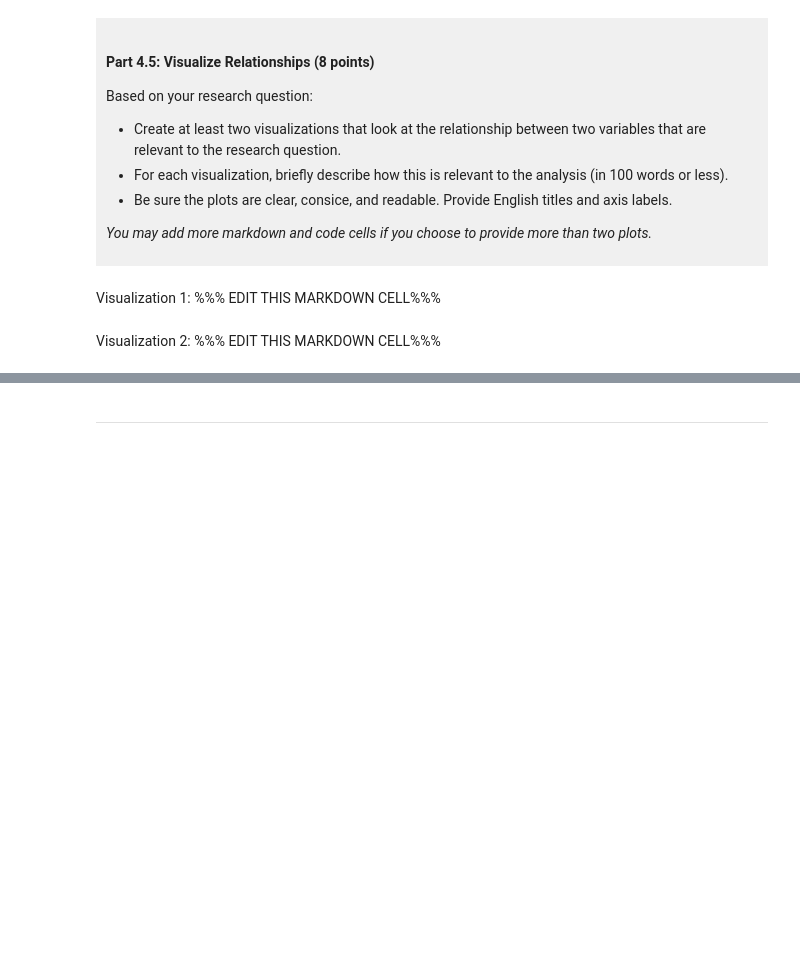
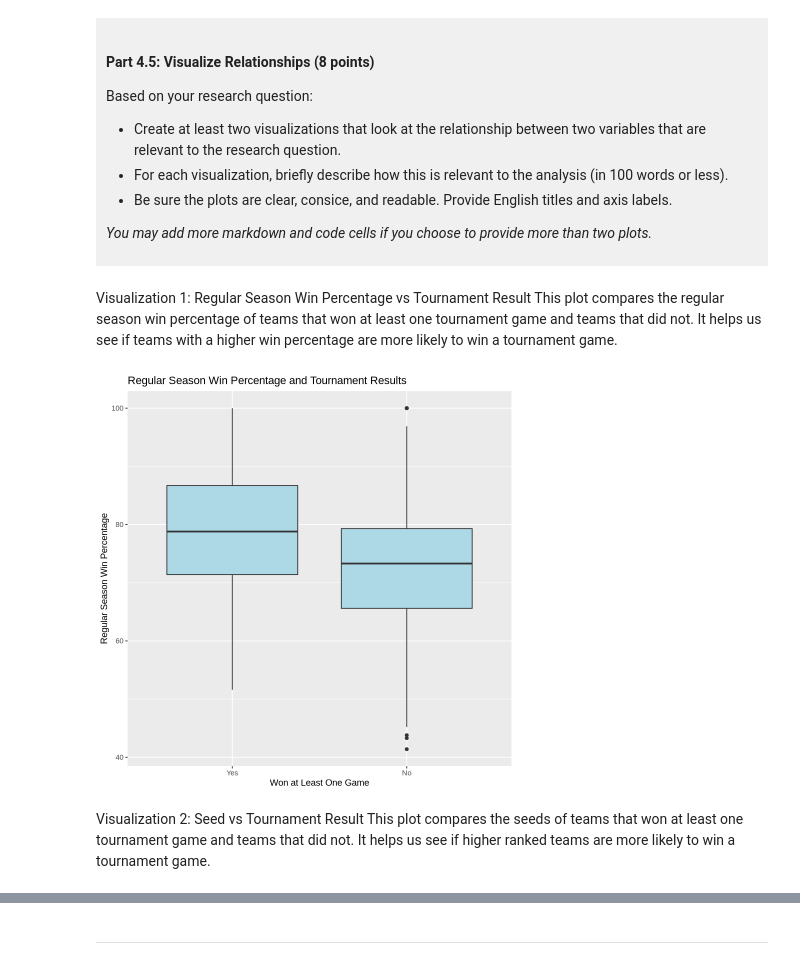
Before and after one commit to huangyanxileo-crypto/sci-100-project-yanxi-Huang, a Jupyter notebook: dsci-100-project-notebook.ipynb, the cells around one changed output, grey strips where cells are left out. Cells and saved outputs as stored; diff of their text form; code cells hidden in the pictures; blank space fills up the shorter version.

```diff
--- a/dsci-100-project-notebook.ipynb
+++ b/dsci-100-project-notebook.ipynb
@@ -273,9 +349,12 @@ Based on your research question:
 *You may add more markdown and code cells if you choose to provide more than two plots.*
 </div>
 # %% [markdown]
-Visualization 1: %%% EDIT THIS MARKDOWN CELL%%%
+Visualization 1: Regular Season Win Percentage vs Tournament Result This plot compares the regular season win percentage of teams that won at least one tournament game and teams that did not. It helps us see if teams with a higher win percentage are more likely to win a tournament game.
 # %%
-### EDIT THIS CODE CELL FOR VISUALIZATION 1###
+# Compare regular season win percentage between the two groups
+ggplot(march_tidy, aes(x = won_game, y = reg_wins_pct)) +geom_boxplot(fill = "lightblue")+labs(title = "Regular Season Win Percentage and Tournament Results",x = "Won at Least One Game",y = "Regular Season Win Percentage")
+# %% [output]
+[figure, added]
 # %% [markdown]
-Visualization 2: %%% EDIT THIS MARKDOWN CELL%%%
+Visualization 2: Seed vs Tournament Result This plot compares the seeds of teams that won at least one tournament game and teams that did not. It helps us see if higher ranked teams are more likely to win a tournament game.
 # %%
```
Also changed, not shown: parts of 17 cells of this notebook.
